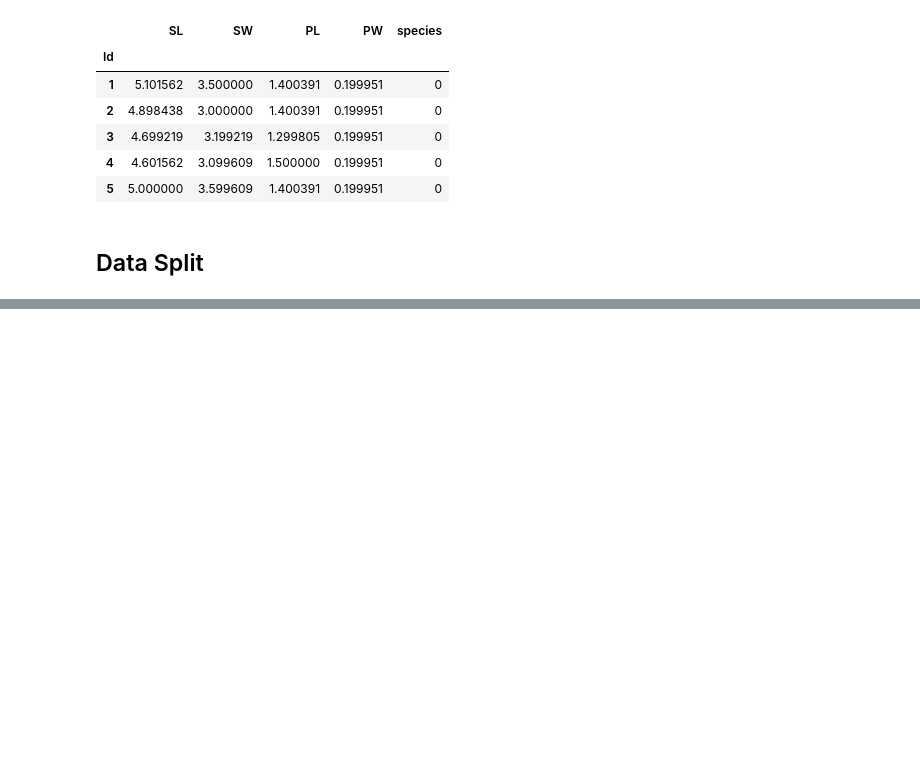
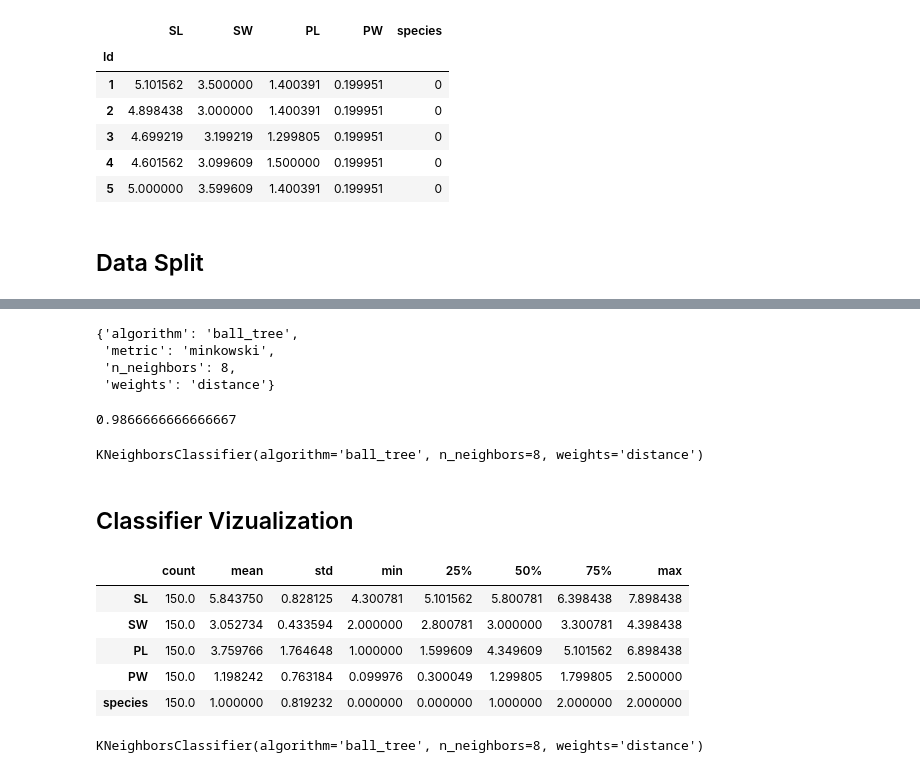
Before and after one commit to raihan-ahmed-dip/MLDS_1020, a Jupyter notebook: Iris_flower_classification/iris_classification.ipynb, the cells around one changed output, grey strips where cells are left out. Cells and saved outputs as stored; diff of their text form; code cells hidden in the pictures; blank space fills up the shorter version.

```diff
--- a/Iris_flower_classification/iris_classification.ipynb
+++ b/Iris_flower_classification/iris_classification.ipynb
@@ -177,0 +313,27 @@ xtrain, xtest, ytrain, ytest = train_test_split(
+# %%
+grid.best_params_
+# %% [output]
+{'algorithm': 'ball_tree',
+ 'metric': 'minkowski',
+ 'n_neighbors': 8,
+ 'weights': 'distance'}
+# %%
+grid.best_score_
+# %% [output]
+0.9866666666666667
+# %%
+best_model = grid.best_estimator_
+best_model
+# %% [output]
+KNeighborsClassifier(algorithm='ball_tree', n_neighbors=8, weights='distance')
+# %% [markdown]
+## Classifier Vizualization
+# %%
+df.describe().T
+# %% [output]
+|  | count | mean | std | min | 25% | 50% | 75% | max |
+| SL | 150.0 | 5.843750 | 0.828125 | 4.300781 | 5.101562 | 5.800781 | 6.398438 | 7.898438 |
+| SW | 150.0 | 3.052734 | 0.433594 | 2.000000 | 2.800781 | 3.000000 | 3.300781 | 4.398438 |
+| PL | 150.0 | 3.759766 | 1.764648 | 1.000000 | 1.599609 | 4.349609 | 5.101562 | 6.898438 |
+| PW | 150.0 | 1.198242 | 0.763184 | 0.099976 | 0.300049 | 1.299805 | 1.799805 | 2.500000 |
+| species | 150.0 | 1.000000 | 0.819232 | 0.000000 | 0.000000 | 1.000000 | 2.000000 | 2.000000 |
@@ -177,0 +342,4 @@ xtrain, xtest, ytrain, ytest = train_test_split(
+# %%
+model3.fit(df[['PL', 'PW']], df.species)
+# %% [output]
+KNeighborsClassifier(algorithm='ball_tree', n_neighbors=8, weights='distance')
```
Also changed, not shown: parts of 35 cells of this notebook.
